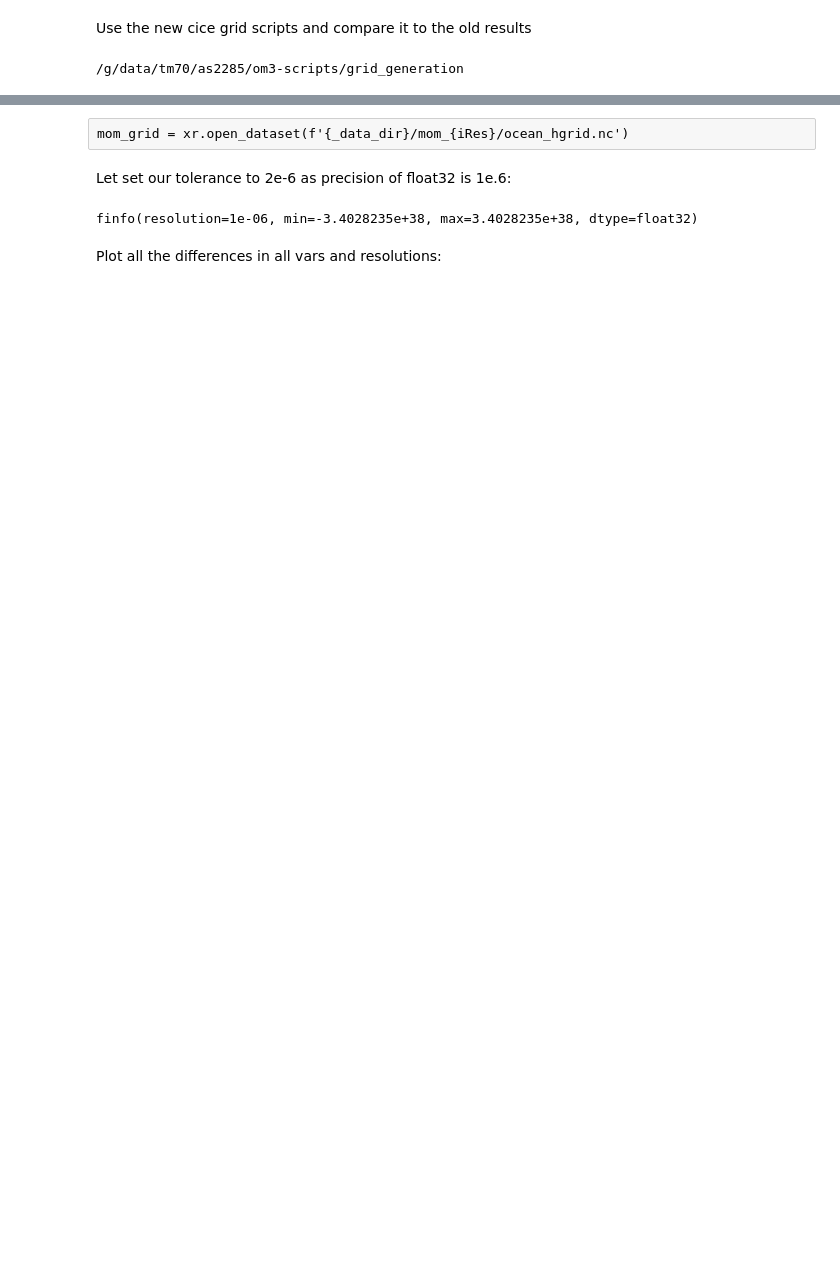
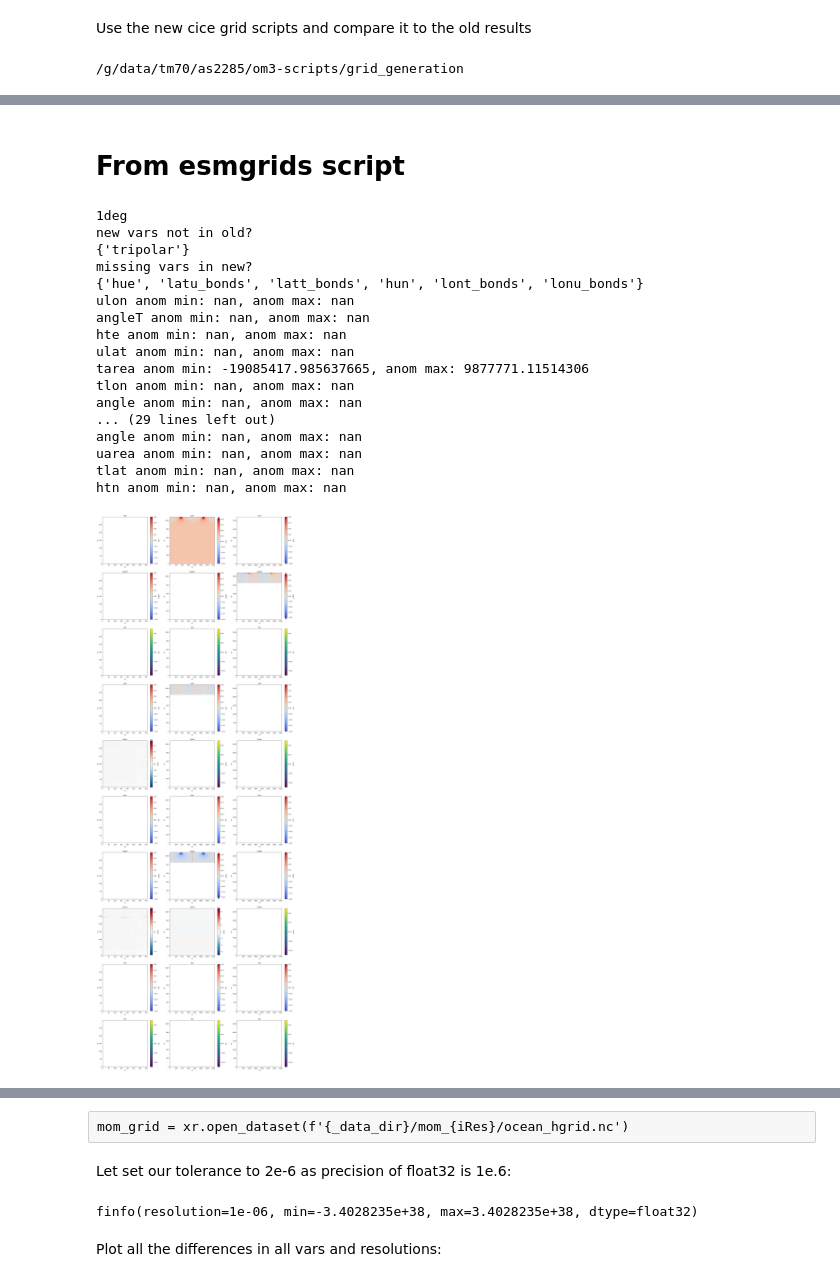
Before and after one commit to anton-seaice/sandbox, a Jupyter notebook: cice_grid_valiation.ipynb, the cells around one changed output, grey strips where cells are left out. Cells and saved outputs as stored; diff of their text form; code cells hidden in the pictures; blank space fills up the shorter version.

Commit message:
updates to moving to using esmgrids

```diff
--- a/cice_grid_valiation.ipynb
+++ b/cice_grid_valiation.ipynb
@@ -31,0 +17,59 @@ NetCDF file created successfully.
+# %% [markdown]
+# From esmgrids script
+# %%
+plt.figure(figsize=(25,80))
+
+for i,iRes in enumerate(res):
+
+    old_cice_grid = xr.open_dataset(f'{_data_dir}/cice_{iRes}/grid.nc')
+    new_cice_grid = xr.open_dataset(f'{iRes}/grid.nc')
+
+    print(iRes)
+    print("new vars not in old?")
+    print(set(new_cice_grid.variables).difference(old_cice_grid.variables))
+    print("missing vars in new?")
+    print(set(old_cice_grid.variables).difference(new_cice_grid.variables))
+
+    for j,jVar in enumerate(set(new_cice_grid.variables).intersection(old_cice_grid.variables)):
+
+        plt.subplot(
+            len(new_cice_grid.variables),
+            len(res),
+            i+(j*len(res))+1
+        )
+
+
+        anom = (new_cice_grid[jVar]-old_cice_grid[jVar])
+
+        anom = anom.where(abs(anom)>2e-6)
+
+        print(f'{jVar} anom min: {anom.min().values}, anom max: {anom.max().values}')
+
+
+        if (jVar in (['ulat','ulon','tlat','tlon', 'angle', 'angleT'])):
+            anom = np.rad2deg(anom)
+            anom.plot(vmin=-1, vmax=1, cmap='coolwarm')
+        else:
+            anom.plot()
+
+
+        plt.title(jVar)
+# %% [output]
+1deg
+new vars not in old?
+{'tripolar'}
+missing vars in new?
+{'hue', 'latu_bonds', 'latt_bonds', 'hun', 'lont_bonds', 'lonu_bonds'}
+ulon anom min: nan, anom max: nan
+angleT anom min: nan, anom max: nan
+hte anom min: nan, anom max: nan
+ulat anom min: nan, anom max: nan
+tarea anom min: -19085417.985637665, anom max: 9877771.11514306
+tlon anom min: nan, anom max: nan
+angle anom min: nan, anom max: nan
+... (29 lines left out)
+angle anom min: nan, anom max: nan
+uarea anom min: nan, anom max: nan
+tlat anom min: nan, anom max: nan
+htn anom min: nan, anom max: nan
+[figure, added]
```
Also changed, not shown: parts of 32 cells of this notebook.
